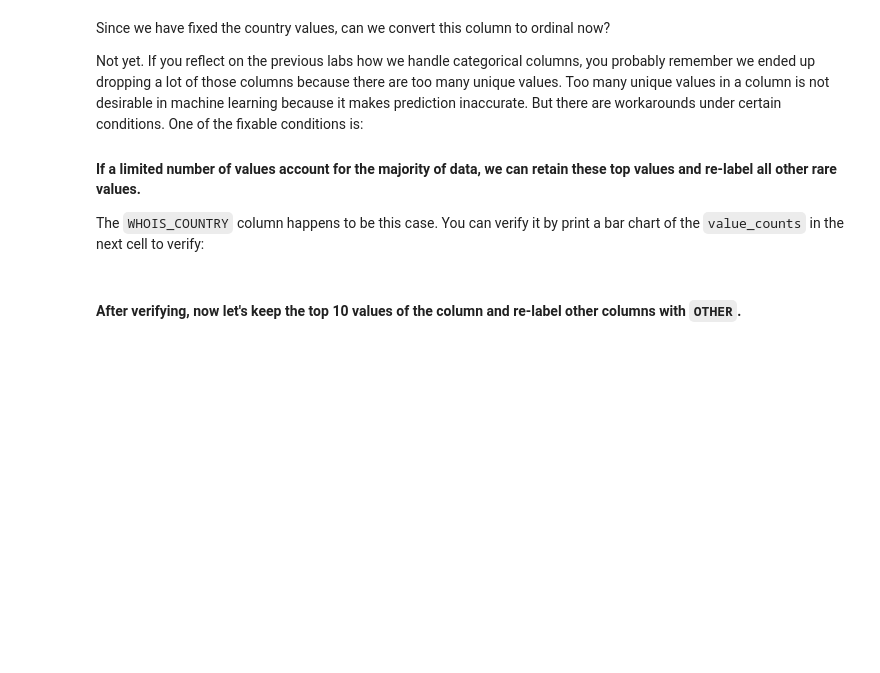
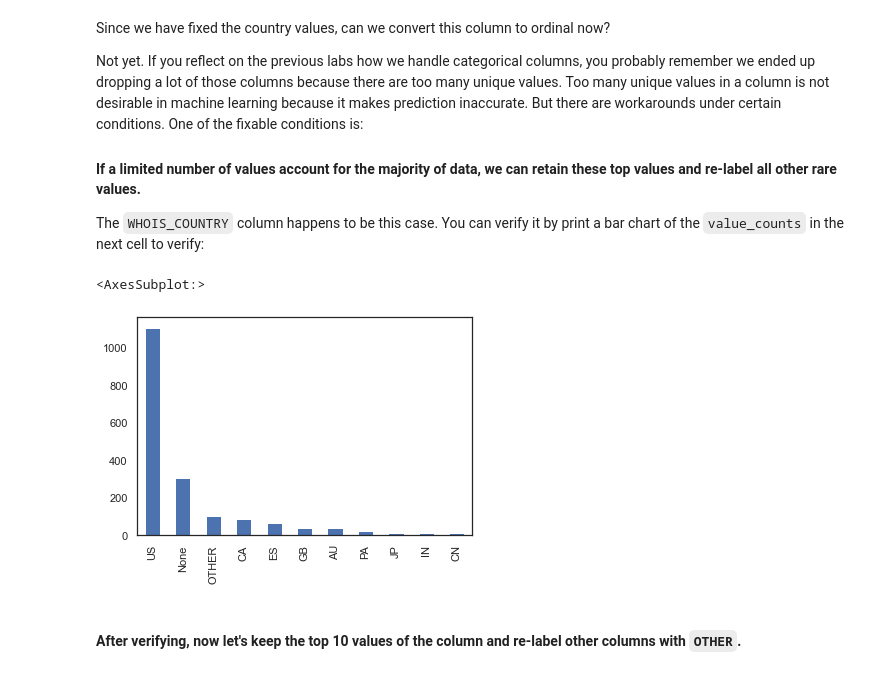
Before and after one commit to Ironhack-Data-Madrid-Mayo-2022/7.1-lab-supervised-learning, a Jupyter notebook: your-code/main.ipynb, the cells around one changed output. Saved outputs shown, nothing was run; the diff lists cells and outputs as text; code cells hidden in the pictures; blank space fills up the shorter version.

```diff
--- a/your-code/main.ipynb
+++ b/your-code/main.ipynb
@@ -214,4 +214,4 @@ Note that you should remove as few columns as you can. You don't have to remove
 In the cells below, remove as few columns as you can to eliminate the high collinearity in the dataset. Make sure to comment on your way so that the instructional team can learn about your thinking process which allows them to give feedback. At the end, print the heatmap again.
 # %%
 # Your code here
-webs = websites.drop(['TCP_CONVERSATION_EXCHANGE','DIST_REMOTE_TCP_PORT', 'SOURCE_APP_PACKETS', 'REMOTE_APP_PACKETS', 'APP_BYTES'], axis=1)
+websites.drop(['TCP_CONVERSATION_EXCHANGE','DIST_REMOTE_TCP_PORT', 'SOURCE_APP_PACKETS', 'REMOTE_APP_PACKETS', 'APP_BYTES'], axis=1, inplace=True)
@@ -263,4 +258,4 @@ If you remember in the previous labs, we drop a column if the column contains a
 #### In the cells below, handle the missing values from the dataset. Remember to comment the rationale of your decisions.
 # %%
 # Your code here
-webs.drop(['CONTENT_LENGTH'], axis=1)
+websites.drop(['CONTENT_LENGTH'], axis=1, inplace=True)
@@ -314,3 +301,11 @@ How to handle string columns is always case by case. Let's start by working on `
+# %%
+websites['WHOIS_COUNTRY'] = websites['WHOIS_COUNTRY'].replace(["[u'GB'; u'UK']"],'GB')
+websites['WHOIS_COUNTRY'] = websites['WHOIS_COUNTRY'].replace(["United Kingdom"],'GB')
+websites['WHOIS_COUNTRY'] = websites['WHOIS_COUNTRY'].replace(["UK"],'GB')
+websites['WHOIS_COUNTRY'] = websites['WHOIS_COUNTRY'].replace(["Cyprus"],'CY')
+websites['WHOIS_COUNTRY'] = websites['WHOIS_COUNTRY'].replace(["us"],'US')
+websites['WHOIS_COUNTRY'] = websites['WHOIS_COUNTRY'].replace(["se"],'SE')
+websites['WHOIS_COUNTRY'] = websites['WHOIS_COUNTRY'].replace(["ru"],'RU')
 # %% [markdown]
 Since we have fixed the country values, can we convert this column to ordinal now?
 
@@ -321,5 +316,9 @@ Not yet. If you reflect on the previous labs how we handle categorical columns,
 The `WHOIS_COUNTRY` column happens to be this case. You can verify it by print a bar chart of the `value_counts` in the next cell to verify:
 # %%
 # Your code here
+websites.WHOIS_COUNTRY.value_counts().plot(kind='bar')
+# %% [output]
+<AxesSubplot:>
+[figure, added]
 # %% [markdown]
 #### After verifying, now let's keep the top 10 values of the column and re-label other columns with `OTHER`.
```
Also changed, not shown: parts of 19 cells of this notebook.
